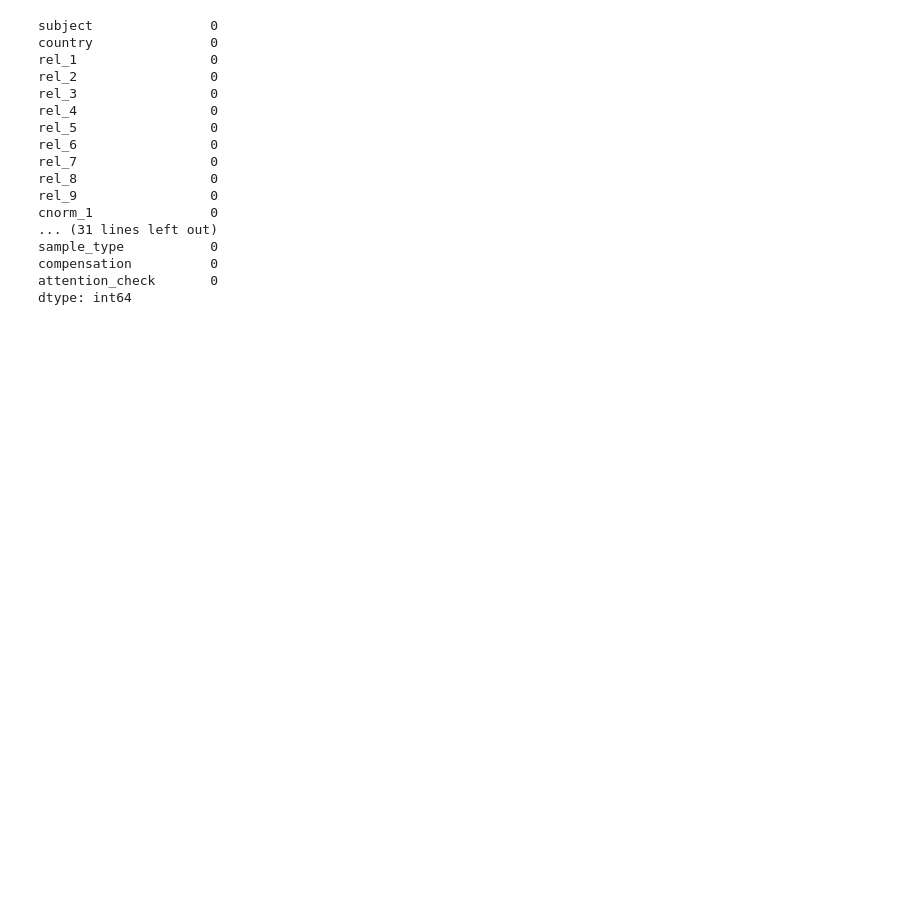
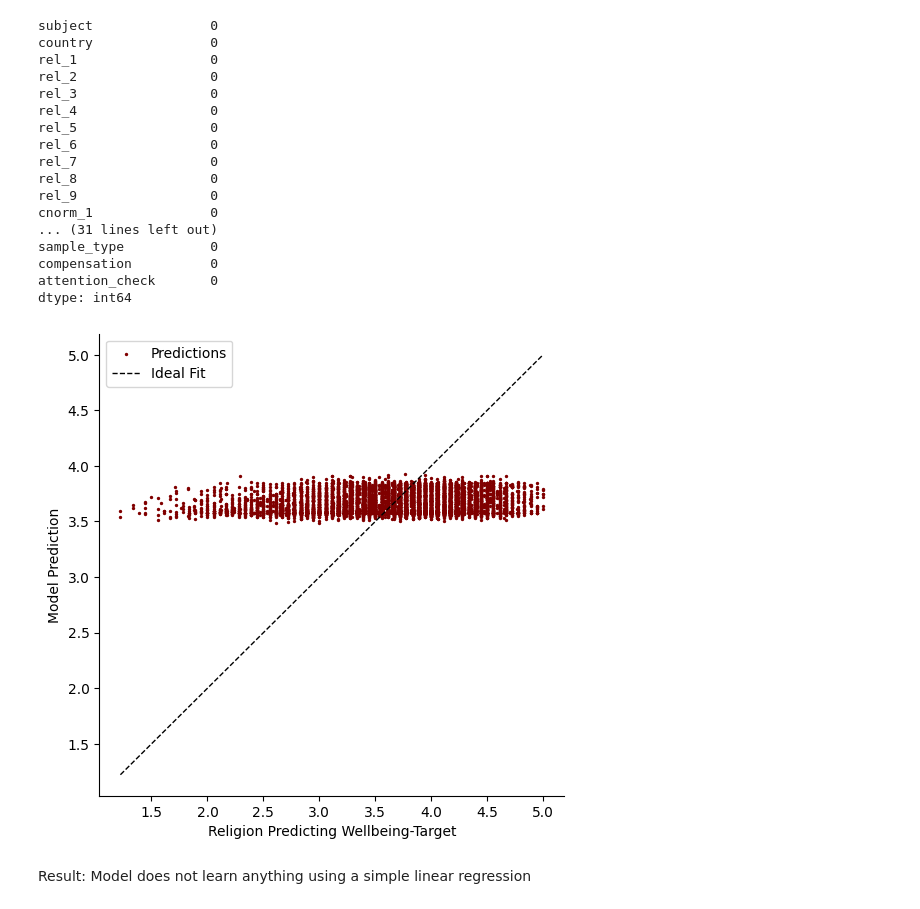
Before and after one commit to Chinenye-cloud/BDS_Hackaton, a Jupyter notebook: religiosity_wellbeing.ipynb, the cells around one changed output. Drawn from its saved outputs; the diff is of its cells as text; code cells hidden in the pictures; blank space fills up the shorter version.

Commit message:
Add files via upload
updated with the linear regression model we did in last class

```diff
--- a/religiosity_wellbeing.ipynb
+++ b/religiosity_wellbeing.ipynb
@@ -142,3 +150,37 @@ sample_type           0
 compensation          0
 attention_check       0
 dtype: int64
+# %%
+#Plotting the graph
+# Predict using the linear model
+y_pred = linear_model.predict(train_x)
+
+# Create the figure and axis
+f, ax = plt.subplots(1, 1, figsize=(6, 6))
+
+# Scatter plot of true vs predicted values
+ax.scatter(train_y, y_pred, color="maroon", s=2, label="Predictions")
+
+# Get limits for the diagonal reference line
+min_val = min(np.min(train_y), np.min(y_pred))
+max_val = max(np.max(train_y), np.max(y_pred))
+
+# Plot the black dashed diagonal line
+ax.plot([min_val, max_val], [min_val, max_val], 'k--', linewidth=1, label="Ideal Fit")
+
+# Set labels
+ax.set_xlabel("Religion Predicting Wellbeing-Target")
+ax.set_ylabel("Model Prediction")
+
+# Remove top and right spines
+sns.despine(ax=ax)
+
+# Add legend
+ax.legend()
+
+# Show plot
+plt.show()
+# %% [output]
+[figure, added]
+# %% [markdown]
+Result: Model does not learn anything using a simple linear regression
```
Also changed, not shown: parts of 2 cells of this notebook.
